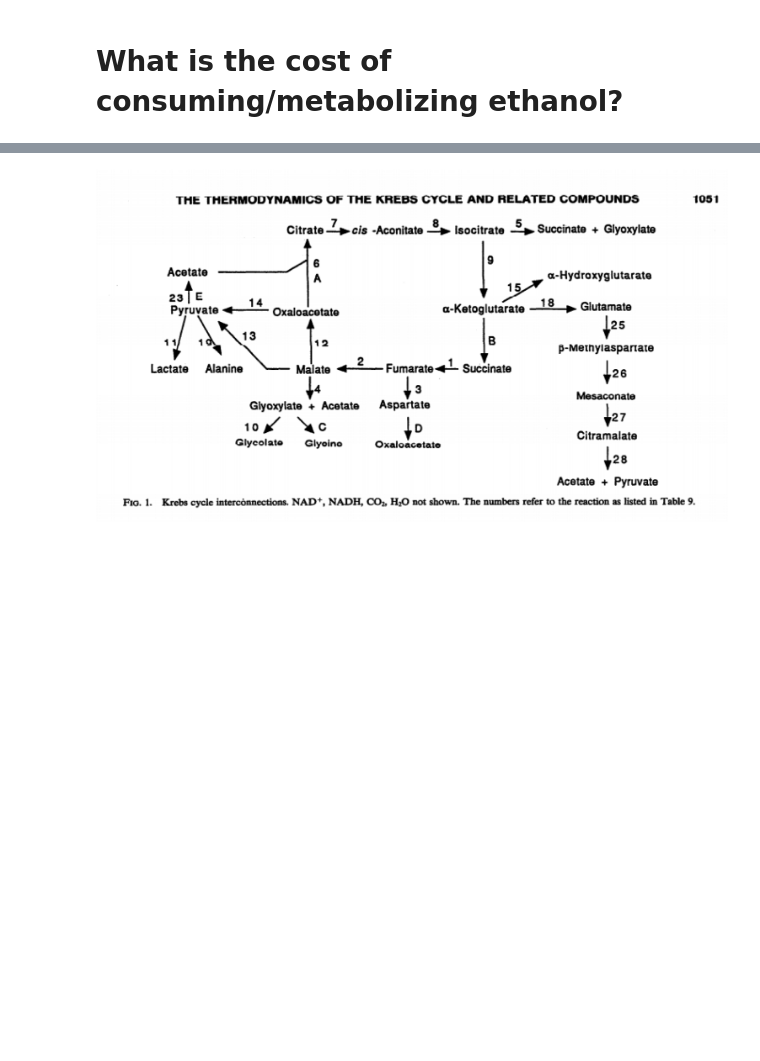
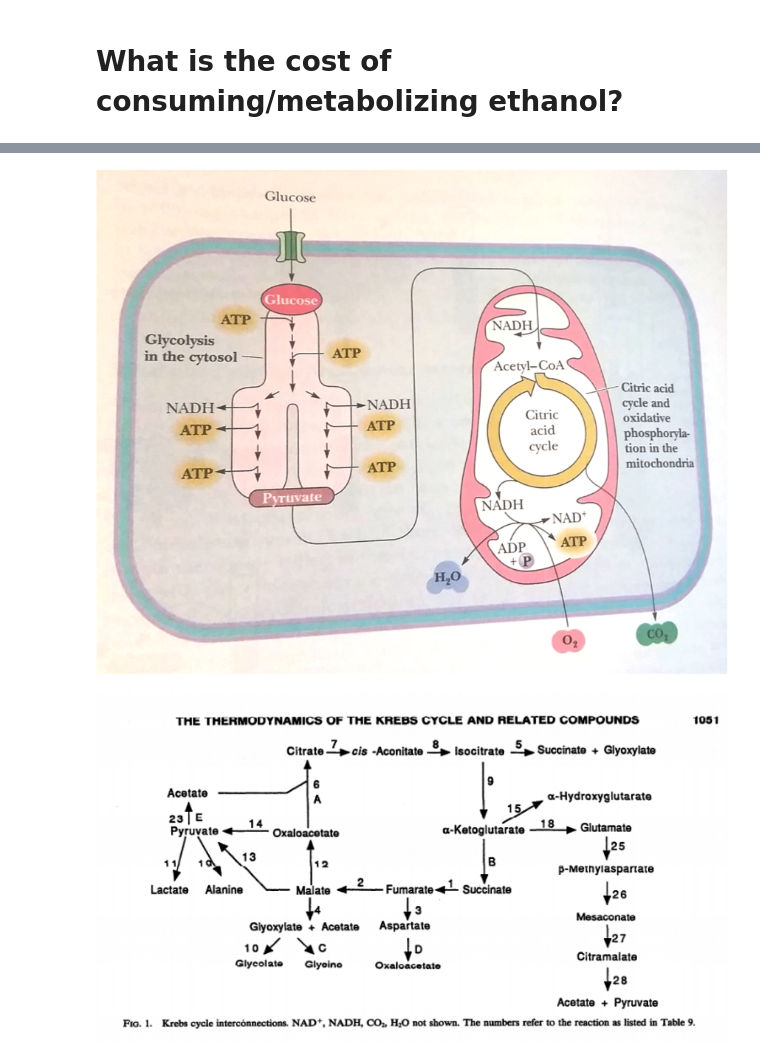
Before and after one commit to johnsolk/metabolic_modeling, a Jupyter notebook: LisaCohen_MCP210C_takehome_Calvert_costEtOHmetabolism.ipynb, the cells around one changed output, grey strips where cells are left out. Drawn from its saved outputs; the diff is of its cells as text; code cells hidden in the pictures; blank space fills up the shorter version.

```diff
--- a/LisaCohen_MCP210C_takehome_Calvert_costEtOHmetabolism.ipynb
+++ b/LisaCohen_MCP210C_takehome_Calvert_costEtOHmetabolism.ipynb
@@ -43,3 +59,7 @@ Flamholz et al. 2011 eQuilibrator - the biochemical thermodynamics calculator. N
+# %%
+Image(filename='compartmentalization.png')
+# %% [output]
+[figure, added]
 # %%
 # build model of digestion, absorption, assimilation of starch
 # input: 1 mole ethanol
```
Also changed, not shown: parts of 2 cells of this notebook.
